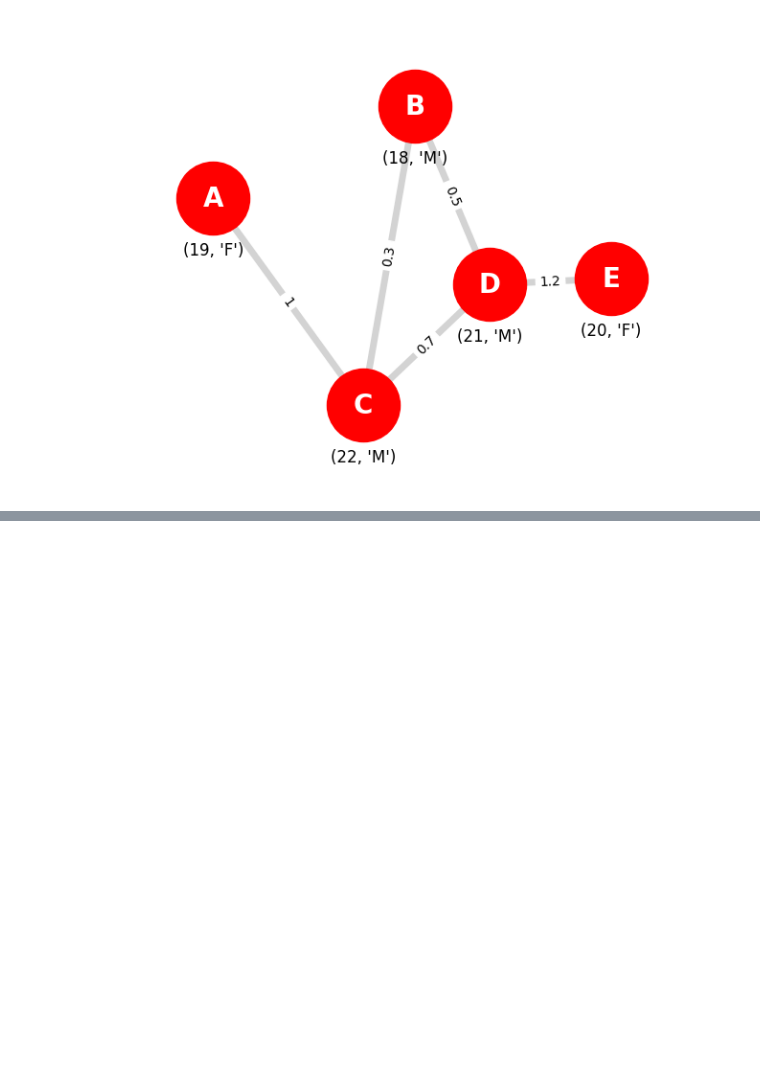
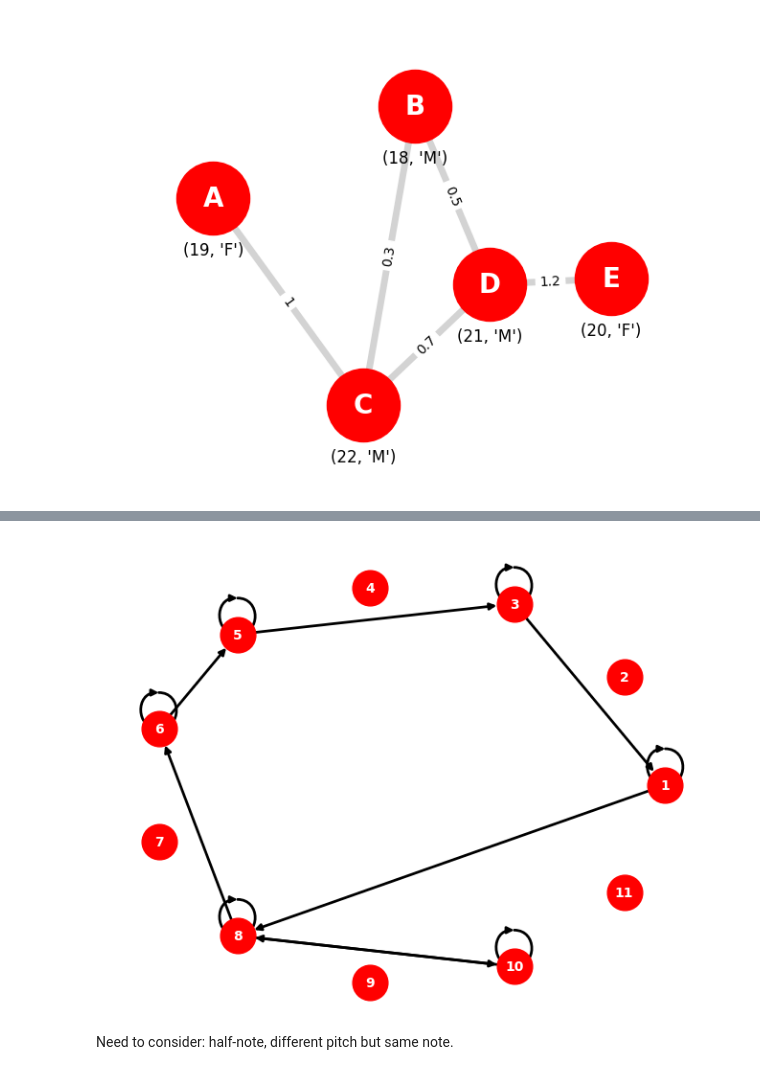
Before and after one commit to dziper/ECE227Tonnetz, a Jupyter notebook: networkx.ipynb, the cells around one changed output, grey strips where cells are left out. Saved outputs shown, nothing was run; the diff lists cells and outputs as text; code cells hidden in the pictures; blank space fills up the shorter version.

```diff
--- a/networkx.ipynb
+++ b/networkx.ipynb
@@ -198,0 +217,17 @@ nx.draw(G, with_labels=True)
+# %%
+file_path = "csvs/test.csv"
+notes = {"track": [],
+         "time": [],
+         "channel": [],
+         "note": [],
+         "norm_note": []}
+with open(file_path, newline='') as csv_file:
+    reader = csv.reader(csv_file)
+    for row in reader:
+        if row[2].strip() == "Note_on_c": # Use strip() to remove leading/trailing whitespace
+            print(f"track {row[0]}, time {row[1]}, channel {row[3]}, note {row[4]}")
+            notes["track"].append(row[0].strip())
+            notes["time"].append(row[1].strip())
+            notes["channel"].append(row[3].strip())
+            notes["note"].append(row[4].strip())
+            notes["norm_note"].append(int(row[4].strip())-59)
@@ -198,0 +249,20 @@ nx.draw(G, with_labels=True)
+# %%
+norm_notes = notes["norm_note"]
+edges = []
+for i in range(len(norm_notes) - 1):
+    edges.append((norm_notes[i], norm_notes[i+1]))
+# %%
+DG = nx.DiGraph()
+nodes = [1, 2, 3, 4, 5, 6, 7, 8, 9, 10, 11]
+DG.add_nodes_from(nodes)
+DG.add_edges_from(edges)
+
+pos = nx.circular_layout(DG)
+nx.draw(DG, with_labels=True, pos=pos, node_color="red", node_size=700, font_color="white", font_size=10, font_weight="bold", width=2)
+
+# edge_labels = {(u,v): d["weight"] for u,v,d in DG.edges(data=True)}
+# nx.draw_networkx_edge_labels(DG, pos=pos, edge_labels=edge_labels, label_pos=0.5)
+# %% [output]
+[figure, added]
+# %% [markdown]
+Need to consider: half-note, different pitch but same note.
```
Also changed, not shown: parts of 6 cells of this notebook, 4 other files.
